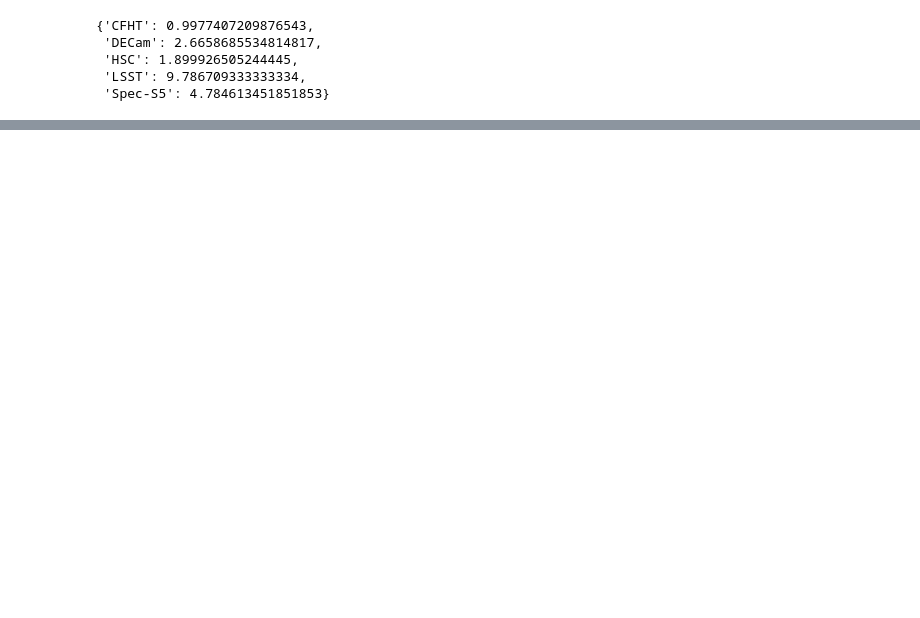
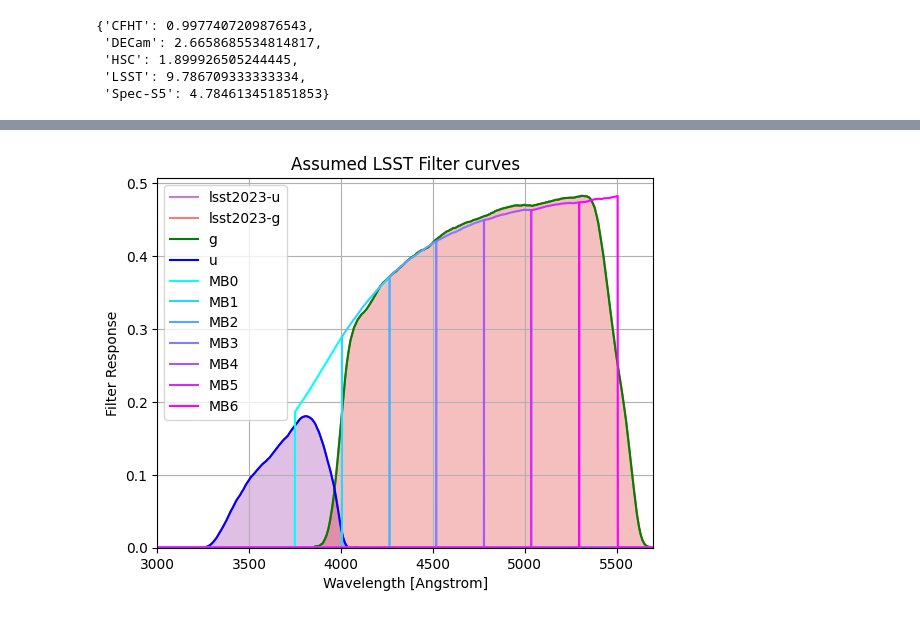
Before and after one commit to dstndstn/cfht-etc, a Jupyter notebook: spec-s5.ipynb, the cells around one changed output, grey strips where cells are left out. Saved outputs shown, nothing was run; the diff lists cells and outputs as text; code cells hidden in the pictures; blank space fills up the shorter version.

```diff
--- a/spec-s5.ipynb
+++ b/spec-s5.ipynb
@@ -733,0 +278,14 @@ For 10,000 square degrees...
+# %%
+# LSST: from the "throughputs" repository.
+pieces = ['detector', 'lens1', 'lens2', 'lens3', 'm1', 'm2', 'm3']
+thru = np.ones(len(wavegrid))
+thru_pieces = {}
+for p in pieces:
+    pf = interp1d(*read_lsst_throughput(p+'.dat'))
+    thru_pieces[p] = pf
+    pf = pf(wavegrid)
+    thru *= pf
+lsst_thru = interp1d(wavegrid, thru)
+
+lsst_filt_u = interp1d(*read_lsst_throughput('filter_u.dat'))
+lsst_filt_g = interp1d(*read_lsst_throughput('filter_g.dat'))
@@ -733,0 +349,6 @@ For 10,000 square degrees...
+# %%
+# Define Medium-band filters
+MB = []
+for lo,hi in zip(mb_limits, mb_limits[1:]):
+    f = interp1d(wavegrid, mb_eff * (wavegrid.value >= lo) * (wavegrid.value < hi), bounds_error=False, fill_value=0.)
+    MB.append(f)
@@ -733,0 +386,18 @@ For 10,000 square degrees...
+# %%
+lsst_atm = atm
+
+lsst_filters = speclite.filters.load_filters('lsst2023-u', 'lsst2023-g')
+speclite.filters.plot_filters(lsst_filters)
+
+plt.plot(wavegrid, lsst_thru(wavegrid) * lsst_atm(wavegrid) * lsst_filt_g(wavegrid), color='g', label='g')
+plt.plot(wavegrid, lsst_thru(wavegrid) * lsst_atm(wavegrid) * lsst_filt_u(wavegrid), color='b', label='u')
+
+cm = matplotlib.cm.cool
+for i,mb in enumerate(MB):
+    plt.plot(wavegrid, lsst_thru(wavegrid) * lsst_atm(wavegrid) * mb(wavegrid),
+             color=cm(i/6), label='MB%i'%i)
+plt.legend();
+plt.xlim(3000, 5700);
+plt.title('Assumed LSST Filter curves');
+# %% [output]
+[figure, added]
```
Also changed, not shown: parts of 79 cells of this notebook, 29 other files.
